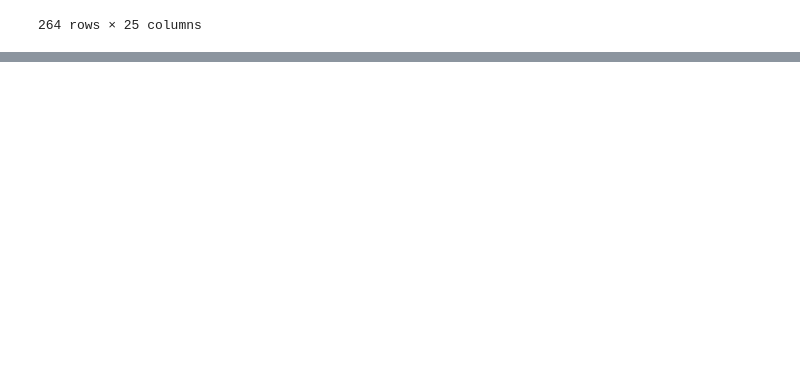
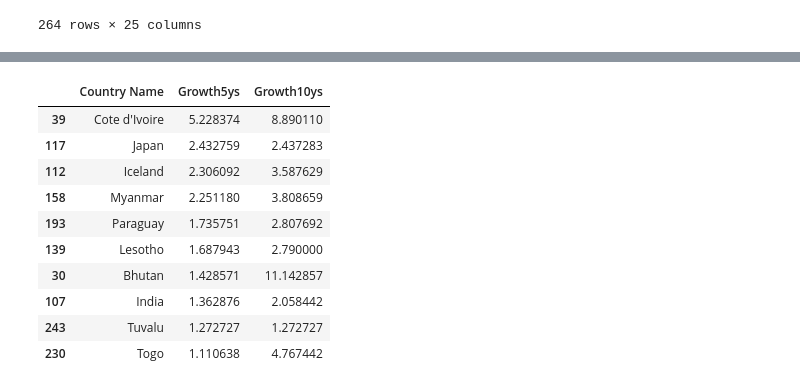
Before and after one commit to rennanvoa2/Programming_DS_Project, a Jupyter notebook: Final Project.ipynb, the cells around one changed output, grey strips where cells are left out. Drawn from its saved outputs; the diff is of its cells as text; code cells hidden in the pictures; blank space fills up the shorter version.

```diff
--- a/Final Project.ipynb
+++ b/Final Project.ipynb
@@ -177,0 +196,14 @@ df[(df['Region'].notnull()) & (df['IncomeGroup'].notnull())].nsmallest(10,['2017
+# %%
+df.loc[df['Region'].notnull(),['Country Name','Growth5ys','Growth10ys']].nlargest(10,'Growth5ys')
+# %% [output]
+|  | Country Name | Growth5ys | Growth10ys |
+| 39 | Cote d'Ivoire | 5.228374 | 8.890110 |
+| 117 | Japan | 2.432759 | 2.437283 |
+| 112 | Iceland | 2.306092 | 3.587629 |
+| 158 | Myanmar | 2.251180 | 3.808659 |
+| 193 | Paraguay | 1.735751 | 2.807692 |
+| 139 | Lesotho | 1.687943 | 2.790000 |
+| 30 | Bhutan | 1.428571 | 11.142857 |
+| 107 | India | 1.362876 | 2.058442 |
+| 243 | Tuvalu | 1.272727 | 1.272727 |
+| 230 | Togo | 1.110638 | 4.767442 |
```
Also changed, not shown: parts of 16 cells of this notebook.
